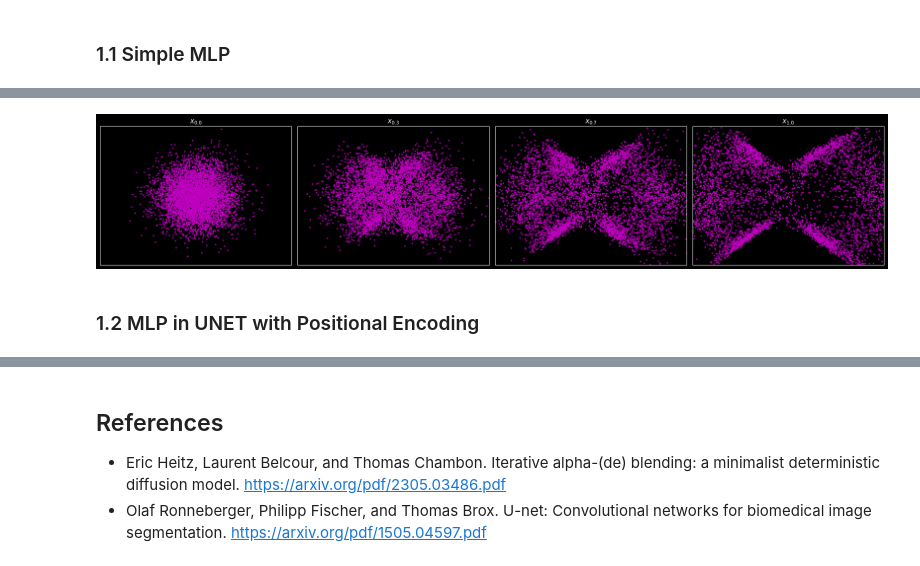
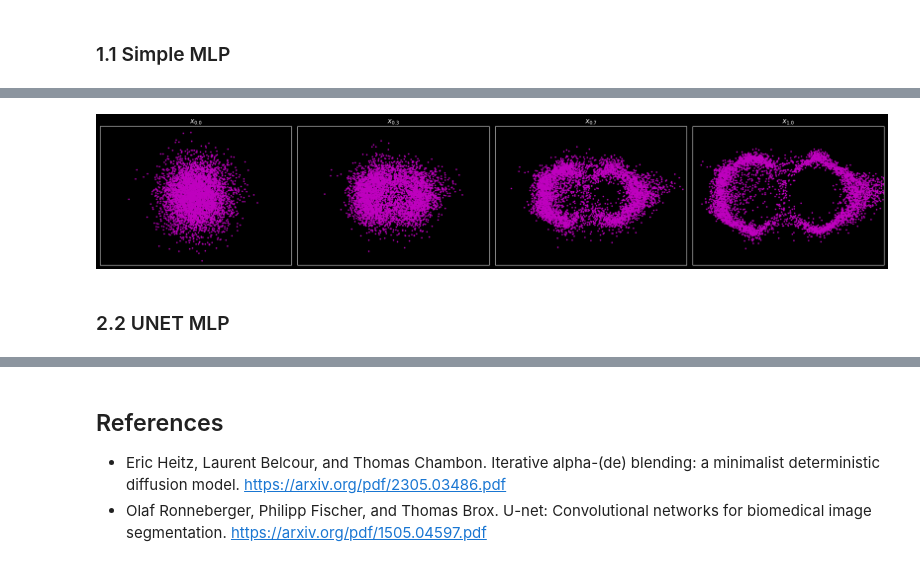
Before and after one commit to AlfredPichard/LADMG, a Jupyter notebook: introduction_notebooks/pichard_alfred/alpha_(de)blending.ipynb, the cells around one changed output, grey strips where cells are left out. Drawn from its saved outputs; the diff is of its cells as text; code cells hidden in the pictures.

```diff
--- a/introduction_notebooks/pichard_alfred/alpha_(de)blending.ipynb
+++ b/introduction_notebooks/pichard_alfred/alpha_(de)blending.ipynb
@@ -26,19 +26,18 @@ device = "cpu"
 # %% [markdown]
 ## 1. Sinusoidal Positional Encoding
 # %%
-class SinusoidalPositionalEncoder(nn.Module):
+class PositionalEncoder(nn.Module):
     def __init__(self, pos_encoder_dim, max_length=10000):
         super().__init__()
         self.pos_encoder_dim = pos_encoder_dim
         self.max_length = max_length
-        self.omega = torch.exp((torch.arange(0, self.pos_encoder_dim, 2, dtype=torch.float) * -(np.log(1000.0) / self.pos_encoder_dim)))
-        self.positions = torch.arange(0, self.max_length).unsqueeze(1).float()
+        self.omega = torch.exp((torch.arange(0, self.pos_encoder_dim, 2, dtype=torch.float) * -(np.log(500.0) / self.pos_encoder_dim)))
 
     def forward(self, x):
-        pe = torch.zeros(self.max_length, self.pos_encoder_dim)
-        pe[:, 0::2] = torch.sin(self.positions * self.omega)
-        pe[:, 1::2] = torch.cos(self.positions * self.omega)
-        x = pe[:x.size(0)]
+        pe = torch.zeros(min(x.size(0), self.max_length), self.pos_encoder_dim)
+        pe[:, 0::2] = torch.sin(x * self.omega)
+        pe[:, 1::2] = torch.cos(x * self.omega)
+        pe = pe[:x.size(0)]
 
-        return x
+        return pe
 # %%
@@ -126,7 +125,6 @@ class LinearBlock(nn.Module):
     def forward(self, x, alpha):
         for layer in self.dense_hidden:
             x = self.activation(layer(torch.cat((x, alpha), dim=1)))
-
         return x
 
 
@@ -135,33 +133,32 @@ class AlphaDeblendMLP(nn.Module):
         super().__init__()
         self.input = nn.Linear(input_dim + pos_encoder_dim, hidden_dim)
         self.linear_block = LinearBlock(hidden_dim, pos_encoder_dim, block_size=3)
-        self.output = nn.Linear(hidden_dim + pos_encoder_dim, 2)
+        self.output = nn.Linear(hidden_dim + pos_encoder_dim, input_dim)
 
-        self.positional_encoder = SinusoidalPositionalEncoder(pos_encoder_dim=pos_encoder_dim)
+        self.positional_encoder = PositionalEncoder(pos_encoder_dim=pos_encoder_dim)
         self.activation = nn.SiLU()
 
     def forward(self, x, alpha):
-        alpha = self.positional_encoder(alpha)
+        alpha = self.positional_encoder(alpha).to(torch.float32)
 
         x = self.activation(self.input(torch.cat((x, alpha), dim=1)))
         x = self.linear_block(x, alpha)
-        out = self.output(torch.cat((x, alpha), dim=1))
+        out = self.output(torch.cat((x, alpha), dim=-1))
 
         return out
 # %%
-BATCH_SIZE = 128
-EPOCHS = 10001
-LR = 1e-2
+BATCH_SIZE = 64
+EPOCHS = 5001
+LR = 1e-3
 
-model = AlphaDeblendMLP(input_dim=2, hidden_dim=128, pos_encoder_dim=2)
+model = AlphaDeblendMLP(input_dim=2, hidden_dim=128, pos_encoder_dim=64)
 optimizer = optim.Adam(model.parameters(), lr=LR)
-dataset = data
 criterion = nn.MSELoss(reduction='mean')
 
 ### Train
 for epoch in range(EPOCHS):
-    epoch_loss = train(model, optimizer, criterion, dataset, BATCH_SIZE)
+    epoch_loss = train(model, optimizer, criterion, data, BATCH_SIZE)
 
-    if (epoch % 1000 == 0):
+    if (epoch % 500 == 0):
         print(f"Loss at epoch {epoch}: {epoch_loss}")
 # %% [output]
@@ -179,31 +176,31 @@ Loss at epoch 1000: 99.14342403411865
 # %%
 NUM_PLOTS = 3
 BATCH_SIZE = 5000
 fig, axs = plt.subplots(1, NUM_PLOTS+1, figsize=(20,4))
 
 with torch.no_grad():
     x_alpha = torch.randn(BATCH_SIZE, 2, device=device)
 
-    T = 1000
+    T = 100
     for t in range(T+1):
         alpha = t/T * torch.ones(BATCH_SIZE, 1)
         x_alpha = x_alpha + (1/T)*model(x_alpha, alpha)
 
         if (t % (T//NUM_PLOTS) == 0):
             i = t//(T//NUM_PLOTS)
             axs[i].scatter(x_alpha.T[0], x_alpha.T[1], c='m', s=3)
             axs[i].set_title(f"$x_{{{'%.1f'%(alpha[0])}}}$")
-            axs[i].set_xlim([-5, 5])
+            axs[i].set_xlim([-6, 6])
             axs[i].set_ylim([-4, 4])
             axs[i].set_yticks([])
             axs[i].set_xticks([])
 
     fig.tight_layout()
     plt.show()
 # %% [output]
-[figure, old version]
+[figure, new version]
-# %% [markdown]
-### 1.2 MLP in UNET with Positional Encoding
+# %% [markdown]
+### 2.2 UNET MLP
 # %%
 ### Modules
 class Resample(nn.Module):
```
Also changed, not shown: parts of 8 cells of this notebook.
